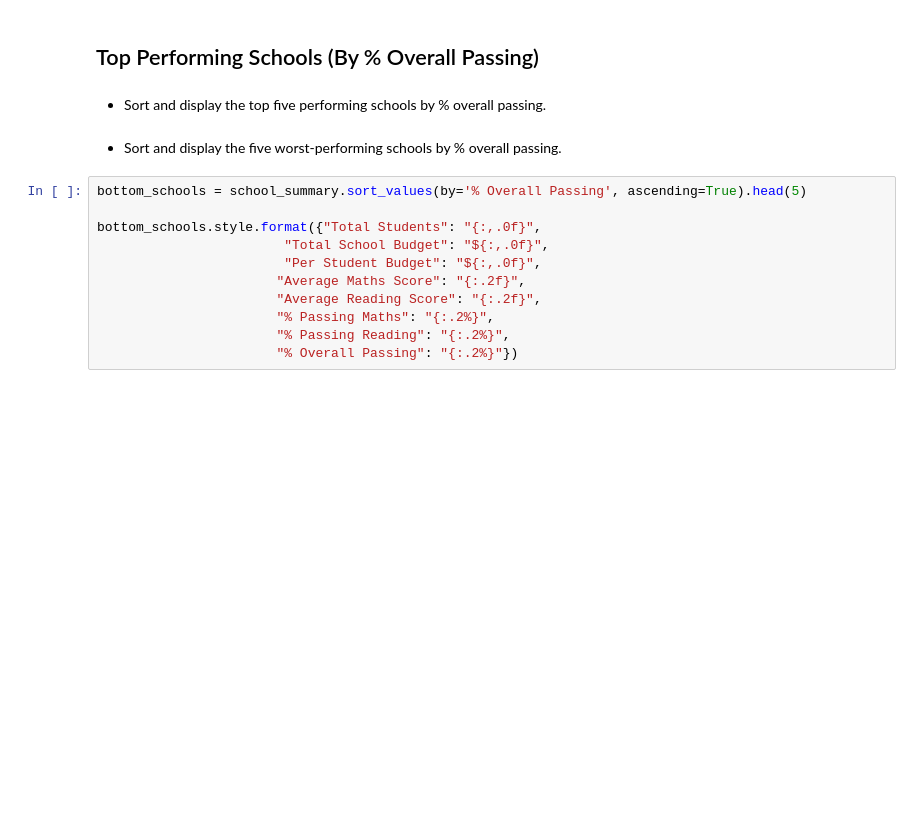
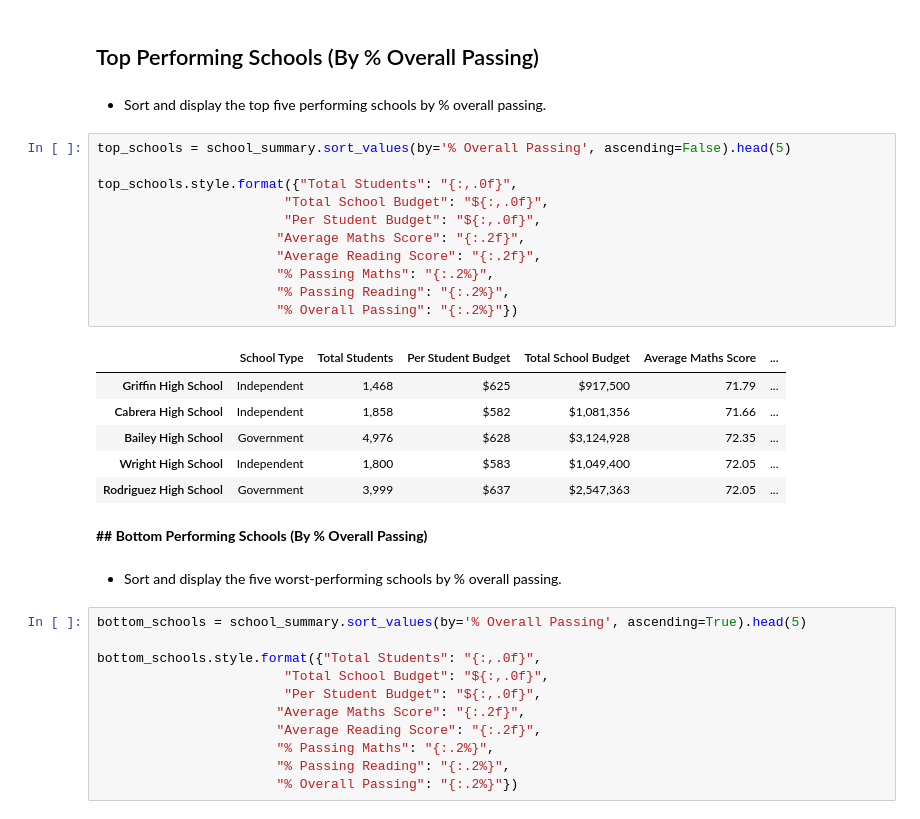
Before and after one commit to Reinierandrew/pandas-challenge, a Jupyter notebook: PyCitySchools/PyCitySchools.ipynb, the cells around one changed output. Cells and saved outputs as stored; diff of their text form; blank space fills up the shorter version.

Commit message:
Added the accidentally deleted "bottom school" elements

```diff
--- a/PyCitySchools/PyCitySchools.ipynb
+++ b/PyCitySchools/PyCitySchools.ipynb
@@ -157,6 +157,26 @@ school_summary.style.format({"Total Students": "{:,.0f}",
 ## Top Performing Schools (By % Overall Passing)
 # %% [markdown]
 * Sort and display the top five performing schools by % overall passing.
+# %%
+top_schools = school_summary.sort_values(by='% Overall Passing', ascending=False).head(5)
+
+top_schools.style.format({"Total Students": "{:,.0f}",
+                        "Total School Budget": "${:,.0f}",
+                        "Per Student Budget": "${:,.0f}",
+                       "Average Maths Score": "{:.2f}",
+                       "Average Reading Score": "{:.2f}",
+                       "% Passing Maths": "{:.2%}",
+                       "% Passing Reading": "{:.2%}",
+                       "% Overall Passing": "{:.2%}"})
+# %% [output]
+|  | School Type | Total Students | Per Student Budget | Total School Budget | Average Maths Score | ... |
+| Griffin High School | Independent | 1,468 | $625 | $917,500 | 71.79 | ... |
+| Cabrera High School | Independent | 1,858 | $582 | $1,081,356 | 71.66 | ... |
+| Bailey High School | Government | 4,976 | $628 | $3,124,928 | 72.35 | ... |
+| Wright High School | Independent | 1,800 | $583 | $1,049,400 | 72.05 | ... |
+| Rodriguez High School | Government | 3,999 | $637 | $2,547,363 | 72.05 | ... |
+# %% [markdown]
+**## Bottom Performing Schools (By % Overall Passing)**
 # %% [markdown]
 * Sort and display the five worst-performing schools by % overall passing.
 # %%
```
